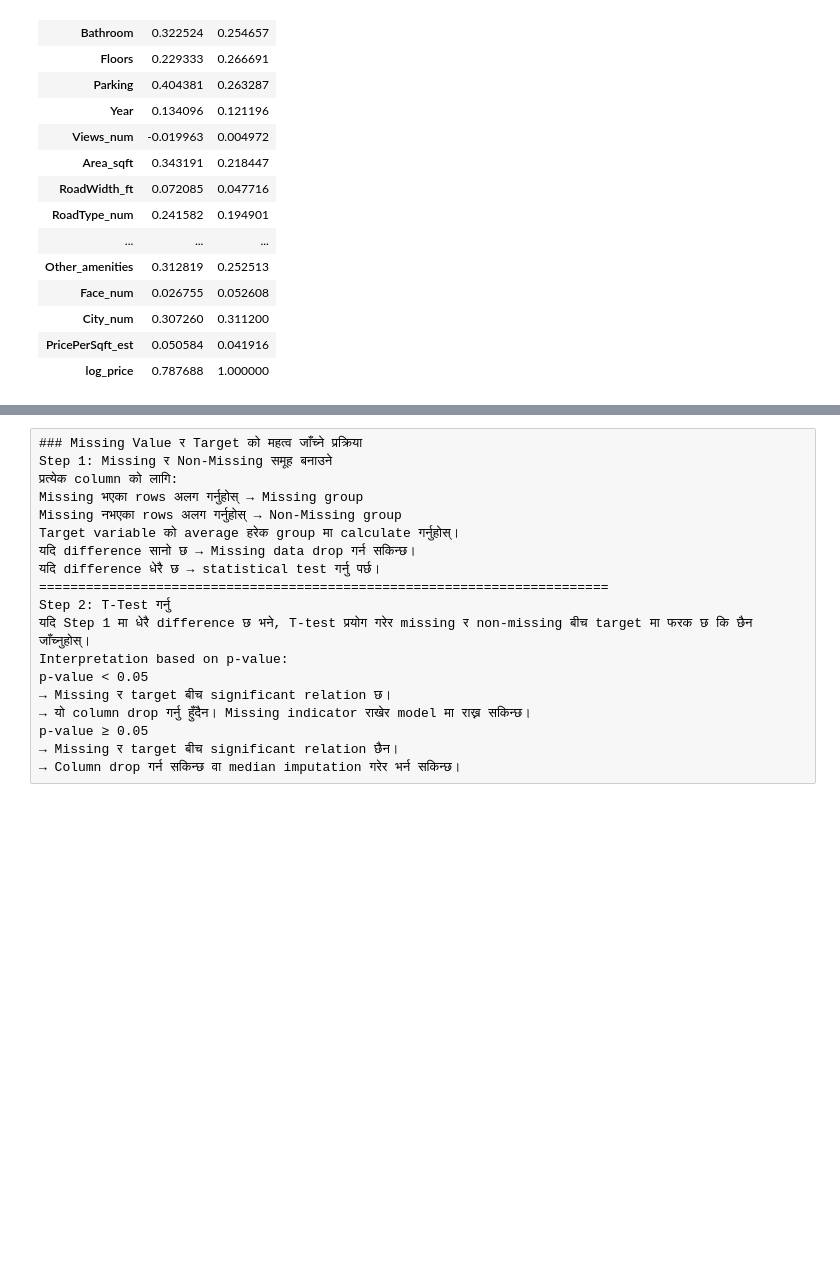
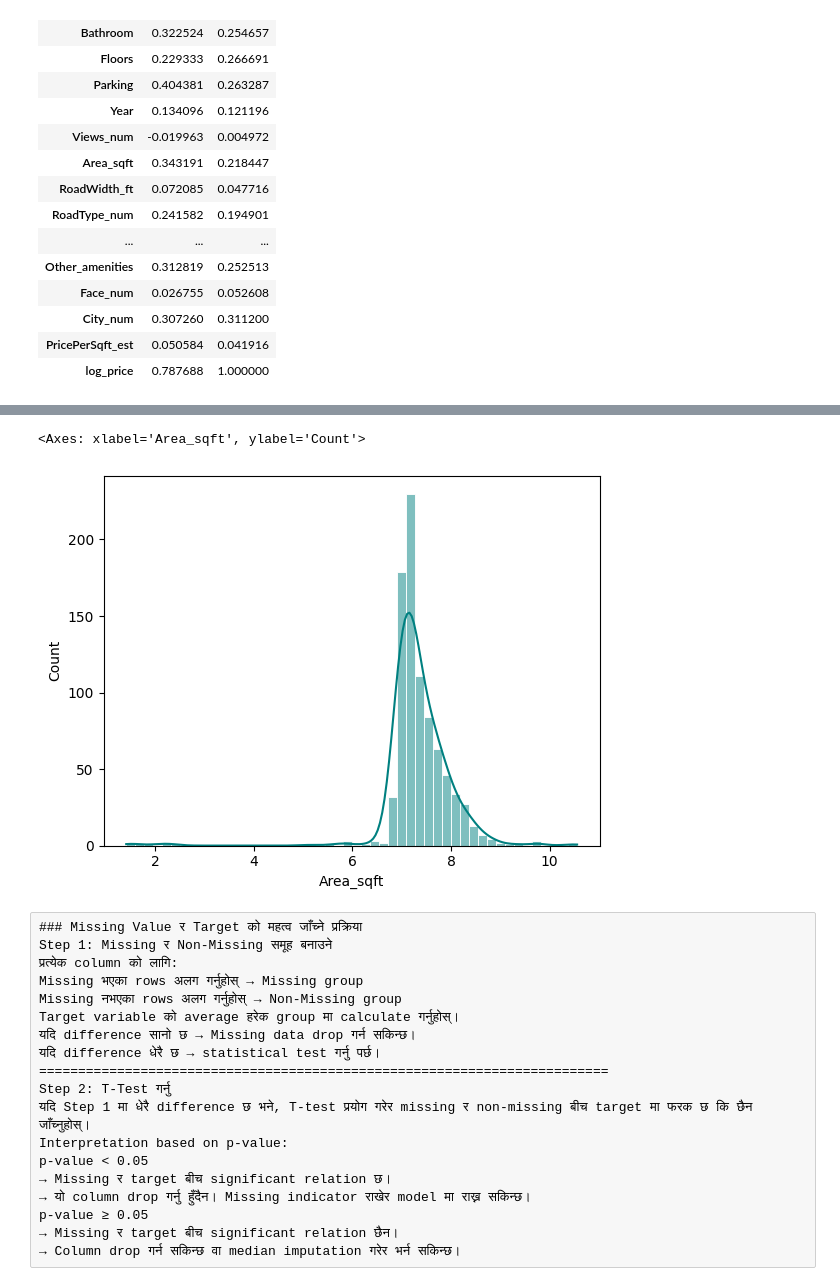
Before and after one commit to prakasshrestha/ML-Project, a Jupyter notebook: LinearRegression_project/1. House Price Prediction/NepalHousingPredict.ipynb, the cells around one changed output, grey strips where cells are left out. Drawn from its saved outputs; the diff is of its cells as text; code cells hidden in the pictures; blank space fills up the shorter version.

```diff
--- a/LinearRegression_project/1. House Price Prediction/NepalHousingPredict.ipynb
+++ b/LinearRegression_project/1. House Price Prediction/NepalHousingPredict.ipynb
@@ -823,3 +835,8 @@ df_clean.corr(numeric_only=True)[['Price','log_price']]
+# %%
+sns.histplot(np.log1p(df_clean['Area_sqft']),bins=50, color='teal', edgecolor='white', kde = True)
+# %% [output]
+<Axes: xlabel='Area_sqft', ylabel='Count'>
+[figure, added]
 # %%
 # percentage of missing value
 dataset.isnull().sum()/dataset.shape[0]*100
```
Also changed, not shown: parts of 2 cells of this notebook.
